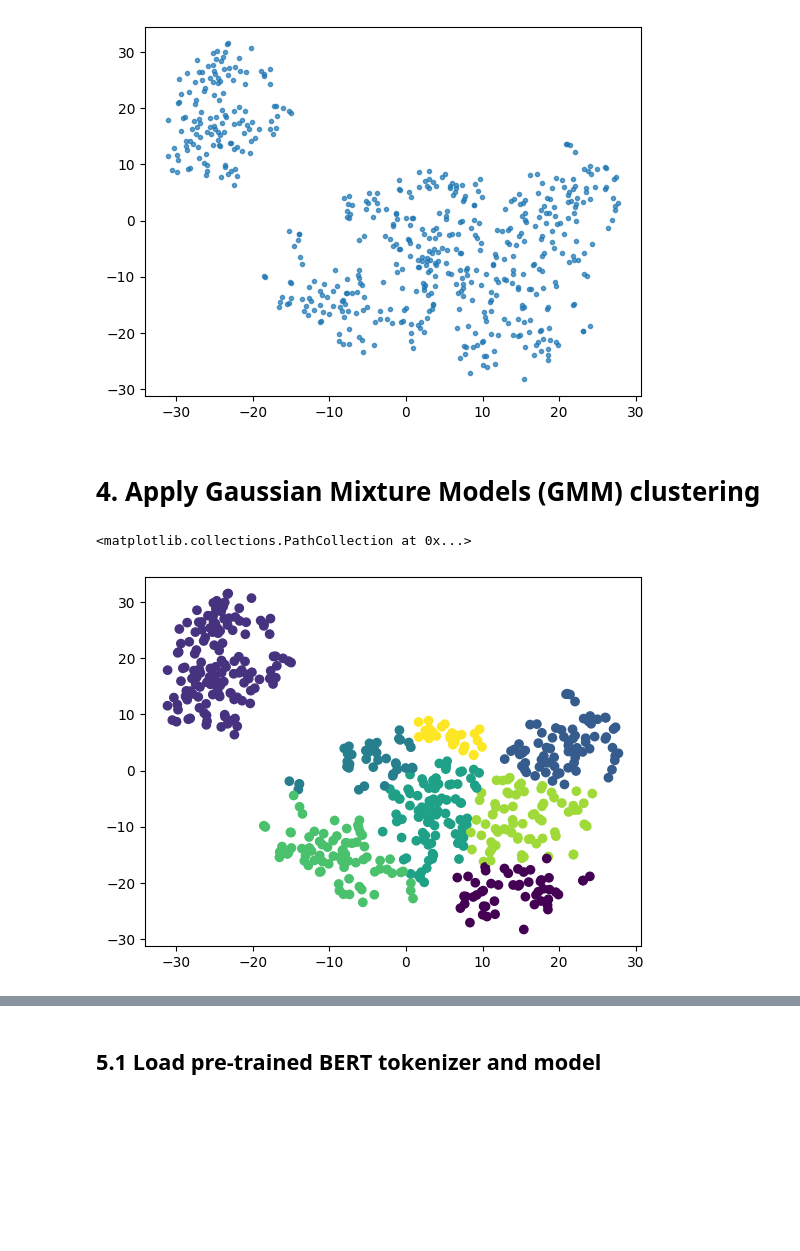
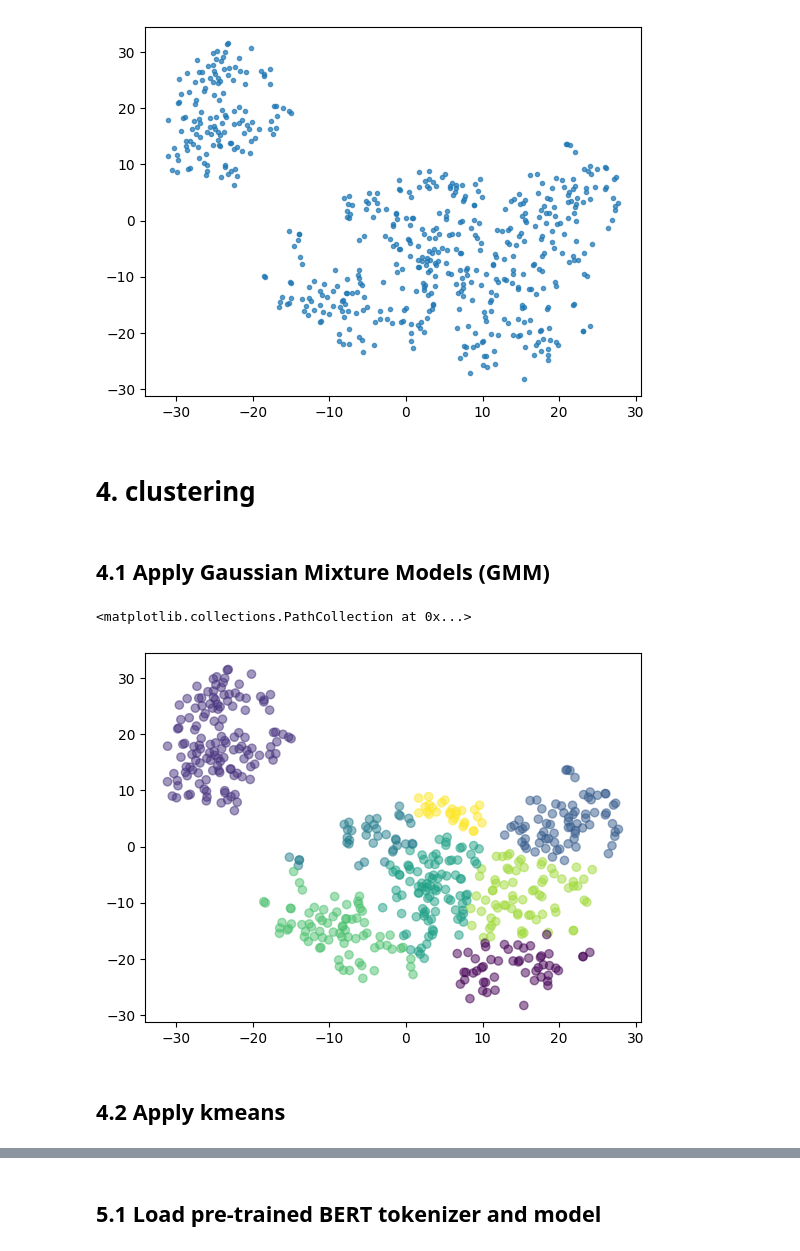
Before and after one commit to umassdgithub/DataViz-Fall2024, a Jupyter notebook: Week 11 - Data Reduction/PCS-Bert-CosineSimilarity/Week_11_Chain-of-Tasks.ipynb, the cells around one changed output, grey strips where cells are left out. Drawn from its saved outputs; the diff is of its cells as text; code cells hidden in the pictures; blank space fills up the shorter version.

```diff
--- a/Week 11 - Data Reduction/PCS-Bert-CosineSimilarity/Week_11_Chain-of-Tasks.ipynb
+++ b/Week 11 - Data Reduction/PCS-Bert-CosineSimilarity/Week_11_Chain-of-Tasks.ipynb
@@ -214,8 +235,10 @@ ax.plot(df_tsne[0],df_tsne[1],'.',alpha=.7)
 # %% [output]
 [<matplotlib.lines.Line2D at 0x...>]
 [figure]
+# %% [markdown]
+# 4. clustering
 # %% [markdown]
-# 4. Apply Gaussian Mixture Models (GMM) clustering
+##  4.1 Apply Gaussian Mixture Models (GMM)
 # %%
 n_clusters = 8  # Number of clusters - we can change this according to the structure...
 gmm = GaussianMixture(n_components=n_clusters, random_state=0)
@@ -224,7 +247,9 @@ gmm_labels = gmm.fit_predict(tsne_result)
 df_tsne['GMM'] = gmm_labels
 # %%
 f,ax = plt.subplots(1,1)
-ax.scatter(df_tsne[0],df_tsne[1],c=df_tsne['GMM'],cmap='viridis')
+ax.scatter(df_tsne[0],df_tsne[1],c=df_tsne['GMM'],cmap='viridis',alpha=.5)
 # %% [output]
 <matplotlib.collections.PathCollection at 0x...>
-[figure, old version]
+[figure, new version]
+# %% [markdown]
+##  4.2 Apply kmeans
```
Also changed, not shown: parts of 21 cells of this notebook.
